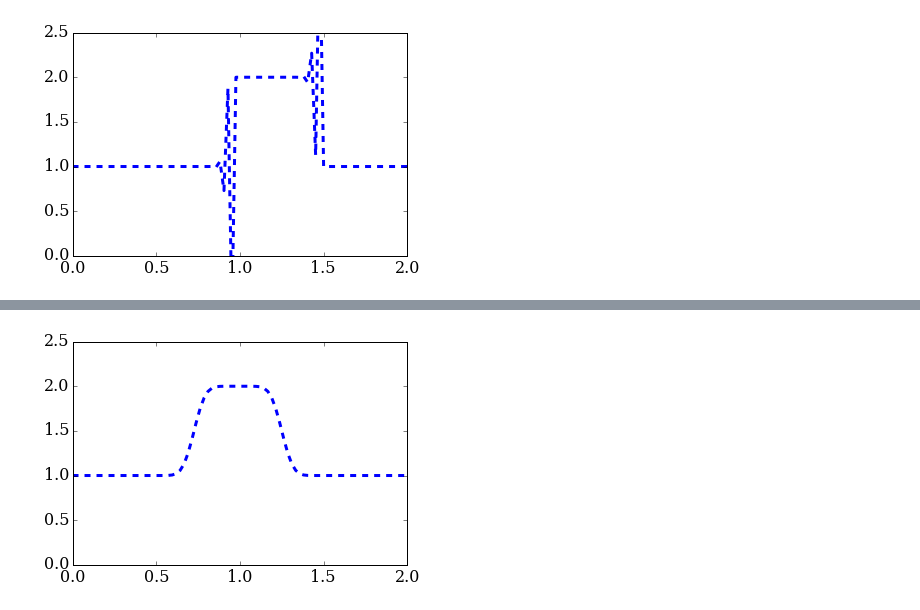
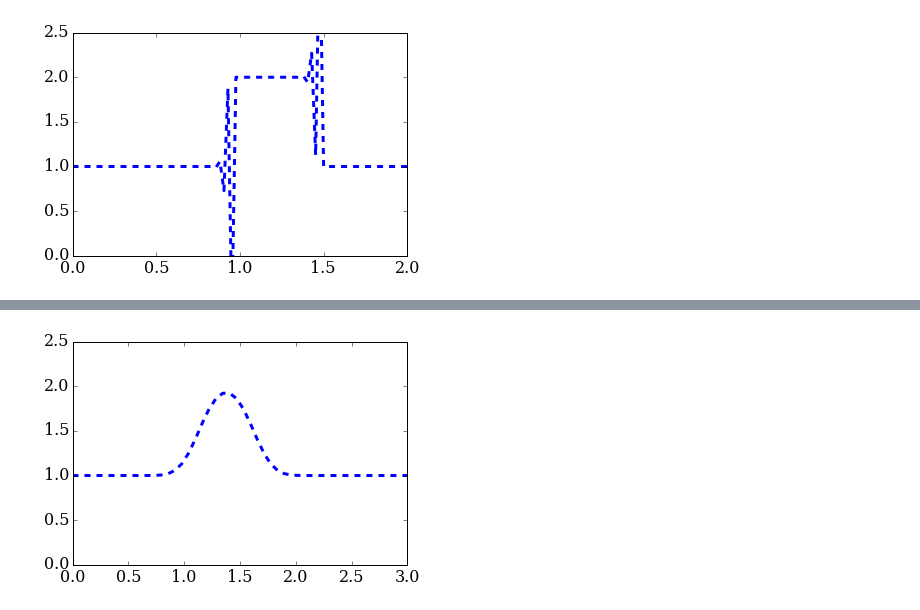
Before and after one commit to rbds/Numerical_Methods_working_folder, a Jupyter notebook: lessons/02_spacetime/02_02_Stability_and_the_CFL_condition_solutions.ipynb, the cells around one changed output, grey strips where cells are left out. Drawn from its saved outputs; the diff is of its cells as text; code cells hidden in the pictures.

```diff
--- a/lessons/02_spacetime/02_02_Stability_and_the_CFL_condition_solutions.ipynb
+++ b/lessons/02_spacetime/02_02_Stability_and_the_CFL_condition_solutions.ipynb
@@ -58,7 +58,7 @@ linearconv(85)
 # %% [output]
 [figure]
 # %%
-def linearconv(nx):
+def linearconv(nx, sigma):
     """Solve the linear convection eqn. keeping in mind CFL condition
 
     Solves dt*u + c*dx*u=0 where
@@ -76,11 +76,11 @@ def linearconv(nx):
     """
     dx = 2/(nx-1)
     nt=20
-    sigma=0.5
+    #sigma=1
     c=1
     dt = sigma*dx
 
-    x=numpy.linspace(0,2,nx)
+    x=numpy.linspace(0,3,nx)
     u=numpy.ones(nx)
     lbound = numpy.where(x>=0.5)
     ubound = numpy.where(x<=1)
@@ -101,4 +97,4 @@ linearconv(41)
-# %%
-linearconv(85)
-# %% [output]
-[figure, removed]
+# %%
+linearconv(50, 0.5)
+# %% [output]
+[figure, added]
```
Also changed, not shown: parts of 2 cells of this notebook, 2 other files.
